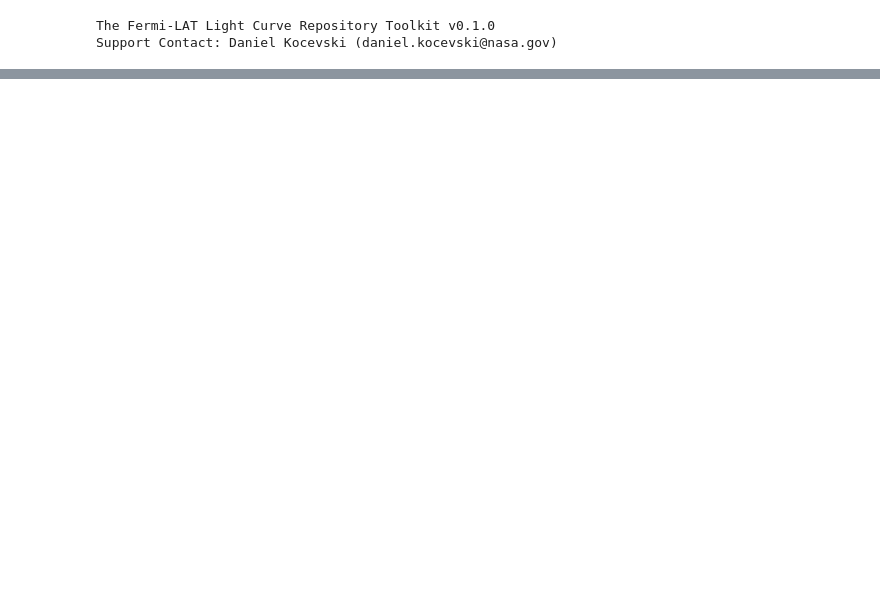
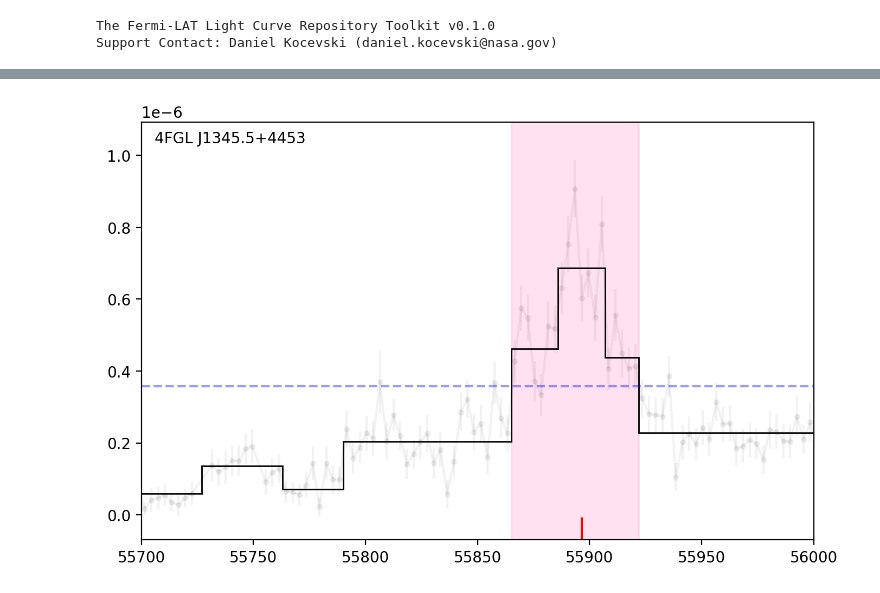
Before and after one commit to ell-oo/blazarLCS, a Jupyter notebook: blazarLCS2.ipynb, the cells around one changed output, grey strips where cells are left out. Drawn from its saved outputs; the diff is of its cells as text; code cells hidden in the pictures; blank space fills up the shorter version.

```diff
--- a/blazarLCS2.ipynb
+++ b/blazarLCS2.ipynb
@@ -385,0 +368,87 @@ table= Table(['''orig.met_detections,orig.flux,orig.flux_error,'''
+# %%
+count=0
+flare=0
+random_name = list_of_good_names[7]
+
+ids = []
+
+time_elapsed = {random_name:[]}
+
+qb = 5 * quiescent_baseline[random_name]
+
+all_edges_loop = all_edges[random_name][:-1]
+
+for i in range(len(all_edges_loop)):
+    if all_blocked_flux[random_name][i] > qb:
+        # This will handle single-index flares
+        if all_blocked_flux[random_name][i-1] < qb:
+            # This handles when the last index is still in the flare
+            if i == (len(all_edges_loop)-1):
+                flare += 1
+                time_elapsed[random_name].append(all_edges[random_name][i+1]
+                                                 - all_edges[random_name][i])
+                ids.append(i)
+                ids.append(i+1)
+            # This handles if we KNOW the indices before+after are below threshold
+            elif all_blocked_flux[random_name][i+1]< qb:
+                flare += 1
+                time_elapsed[random_name].append(all_edges[random_name][i+1]
+                                                 - all_edges[random_name][i])
+                ids.append(i)
+                ids.append(i+1)
+
+        # Now for multi-index ones
+        else:
+            count += 1
+            if count == 1:
+                first_index = i-1
+                ids.append(first_index)
+
+            if all_blocked_flux[random_name][i-1]> qb:
+                if i == (len(all_edges_loop)-1):
+                    flare += 1
+                    last_index = i
+                    time_elapsed[random_name].append(all_edges[random_name][i]
+                                                     - all_edges[random_name][first_index])
+                    ids.append(last_index)
+
+                elif all_blocked_flux[random_name][i+1]< qb:
+                    flare += 1
+                    last_index = i+1
+                    time_elapsed[random_name].append(all_edges_loop[last_index]
+                                                    - all_edges_loop[first_index])
+                    count = 0
+                    ids.append(last_index)
+ids = np.array(ids)
+
+rise_count=0
+decay_count=0
+'''
+if flux[i+1]>[i] and > qb:
+    rise_count+=1
+if flux[i+1]<[i] and > qb:
+    decay_count+=1     #not sure how to account for when there are multiple little rises/decays in one flare
+#i think there is really simple code here to tell each separate flare and how many days/counts it spends in rise vs decay
+'''
+
+fig, ax = plt.subplots(1,1, figsize=(8,5), dpi=200)
+ax.errorbar(good_dets[random_name], good_flux[random_name], yerr=good_errs[random_name].max(axis=1)-good_flux[random_name],
+            marker='.', color='k', alpha=0.05)
+ax.stairs(all_blocked_flux[random_name], edges=all_edges[random_name], fill=False, zorder=3, color='black')
+#ax.scatter(all_edges[random_name][ids], np.ones_like(ids)*all_blocked_flux[random_name][ids], color='r', marker='*')
+ax.text(0.02, 0.95, random_name, transform=ax.transAxes)
+ax.axhline(qb, color='blue', alpha=0.4, linestyle='--', zorder=10)
+ax.set_xlim(55700, 56000)
+i=0
+while i <= (len(ids)-1):
+    ax.axvspan(all_edges[random_name][ids[i]],all_edges[random_name][ids[i+1]],alpha=0.2, color= 'hotpink')
+    v_line=np.argmax(all_blocked_flux[random_name][ids[i]:ids[i+1]+1])
+    loc_of_v_line= all_edges[random_name][ids[i]:ids[i+1]+1][v_line]
+    loc_of_v_line_next= all_edges[random_name][ids[i]:ids[i+1]+1][v_line+1]
+    loc_of_plot=np.mean([loc_of_v_line,loc_of_v_line_next])
+    ax.axvline(loc_of_plot, ymax=0.05, color='red')
+    i+=2
+
+plt.show()
+# %% [output]
+[figure, added]
```
Also changed, not shown: parts of 11 cells of this notebook.
